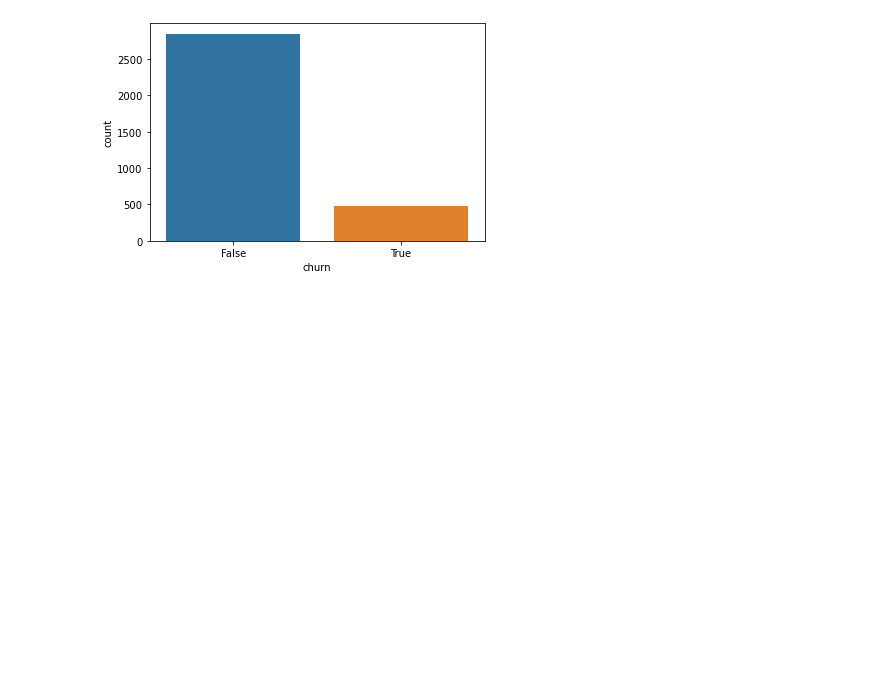
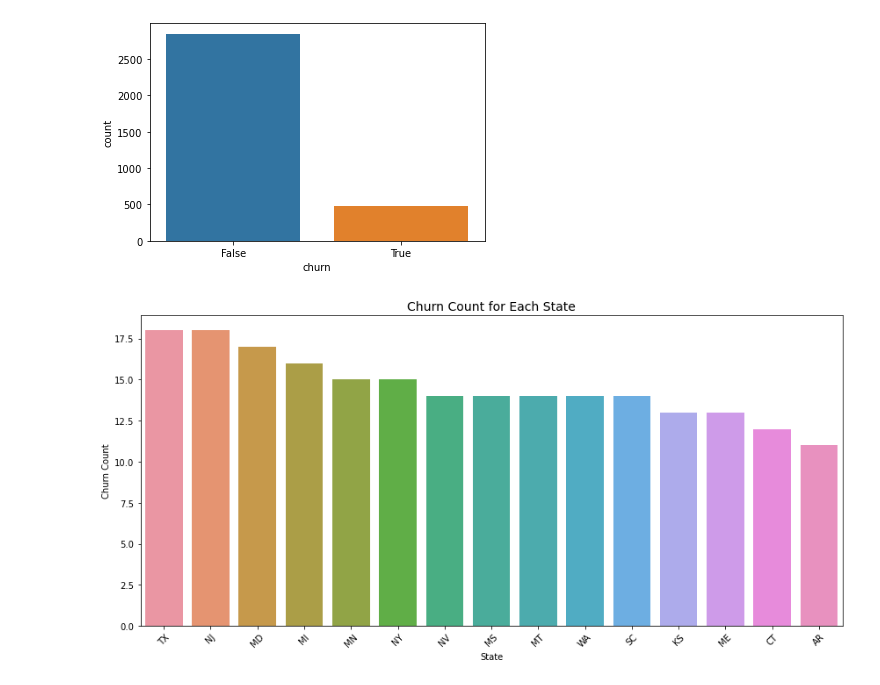
Before and after one commit to mercy1532/Phase-3-group-project, a Jupyter notebook: Churn-prediction.ipynb, the cells around one changed output. Cells and saved outputs as stored; diff of their text form; code cells hidden in the pictures; blank space fills up the shorter version.

Commit message:
visualizations added

```diff
--- a/Churn-prediction.ipynb
+++ b/Churn-prediction.ipynb
@@ -94,3 +76,30 @@ sns.countplot(x='churn', data=df)
 # %% [output]
 <AxesSubplot:xlabel='churn', ylabel='count'>
 [figure]
+# %%
+# bar plot of customers who churned
+# getting churned df
+churned_df = df[df['churn'] == True]
+
+# getting churn counts for each state for churned customers
+churn_counts = churned_df['state'].value_counts().sort_values(ascending=False)
+top_15=churn_counts.head(15)
+# Set the size of the plot
+plt.figure(figsize=(12, 6))
+
+# Plot churn  for each state  in descending order
+sns.barplot(x=top_15.index, y=top_15.values)
+
+# Rotate x-axis labels for better readability
+plt.xticks(rotation=45)
+
+# Set labels
+plt.xlabel('State')
+plt.ylabel('Churn Count')
+plt.title('Churn Count for Each State', fontsize=14)
+
+# display the plot
+plt.tight_layout()
+plt.show()
+# %% [output]
+[figure, added]
```
Also changed, not shown: parts of 6 cells of this notebook.
